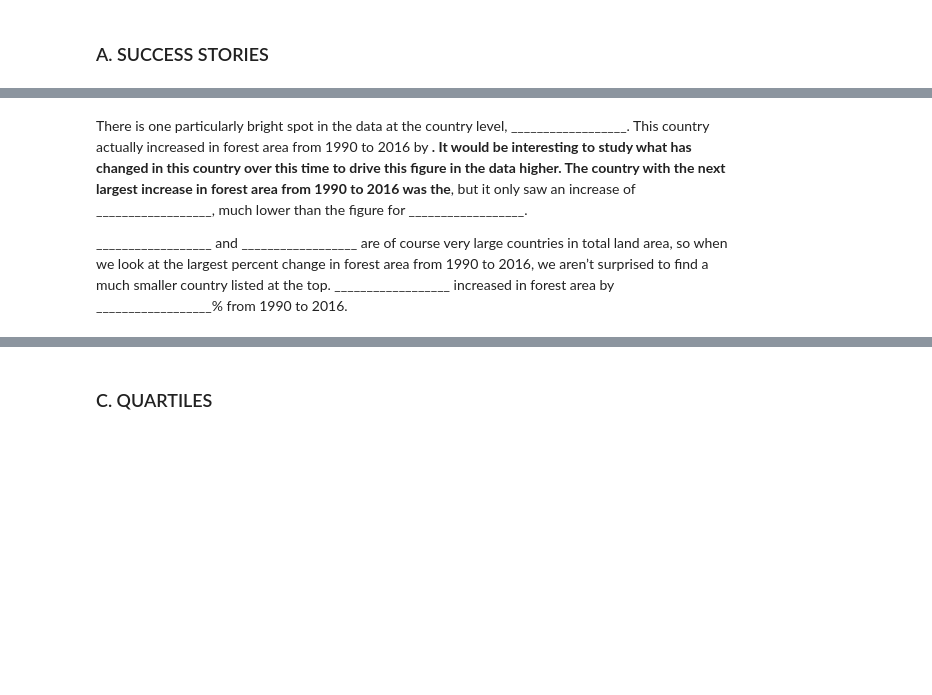
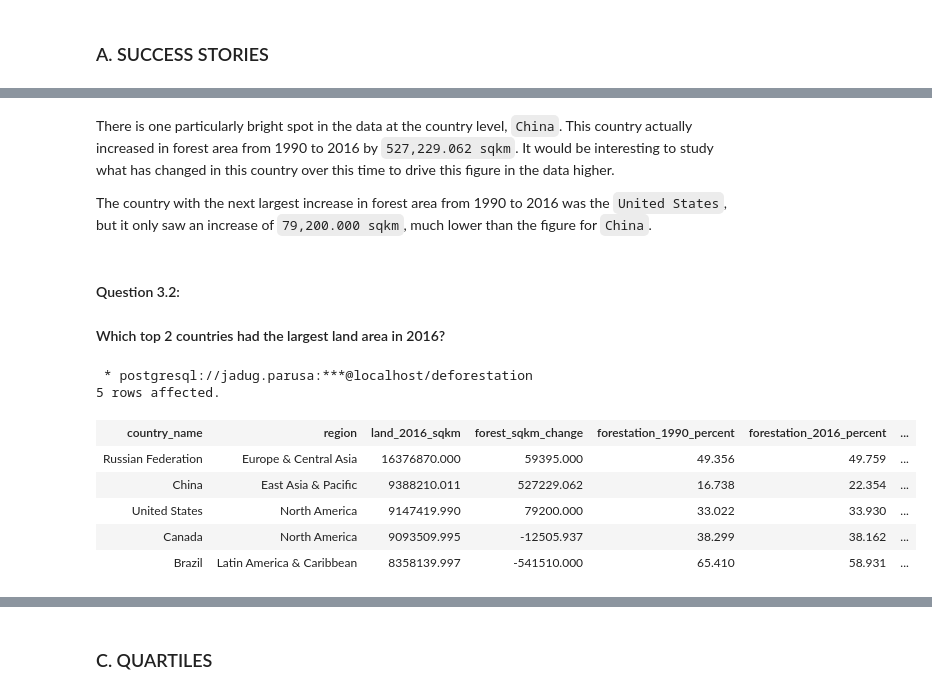
Before and after one commit to jadugnap/sql-exploration-analysis, a Jupyter notebook: deforestation.ipynb, the cells around one changed output, grey strips where cells are left out. Saved outputs shown, nothing was run; the diff lists cells and outputs as text; code cells hidden in the pictures; blank space fills up the shorter version.

```diff
--- a/deforestation.ipynb
+++ b/deforestation.ipynb
@@ -273,4 +333,34 @@ All other regions actually increased in forest area over this time period. Howev
 # %% [markdown]
-There is one particularly bright spot in the data at the country level, __________________. This country actually increased in forest area from 1990 to 2016 by __________________. It would be interesting to study what has changed in this country over this time to drive this figure in the data higher. The country with the next largest increase in forest area from 1990 to 2016 was the__________________, but it only saw an increase of __________________, much lower than the figure for __________________.
+There is one particularly bright spot in the data at the country level, `China`. This country actually increased in forest area from 1990 to 2016 by `527,229.062 sqkm`. It would be interesting to study what has changed in this country over this time to drive this figure in the data higher.
 
-__________________ and __________________ are of course very large countries in total land area, so when we look at the largest percent change in forest area from 1990 to 2016, we aren’t surprised to find a much smaller country listed at the top. __________________ increased in forest area by __________________% from 1990 to 2016.
+The country with the next largest increase in forest area from 1990 to 2016 was the `United States`, but it only saw an increase of `79,200.000 sqkm`, much lower than the figure for `China`.
+# %% [markdown]
+#### Question 3.2:
+#### Which top 2 countries had the largest land area in 2016?
+# %%
+%%sql
+
+SELECT
+    country_name,
+    region,
+    land_2016_sqkm,
+    (forest_2016_sqkm - forest_1990_sqkm) AS forest_sqkm_change,
+    forestation_1990_percent,
+    forestation_2016_percent,
+    ROUND(100*(forestation_2016_percent - forestation_1990_percent)/forestation_1990_percent, 3) AS percent_change
+FROM
+    country_forest_area
+WHERE
+    country_name != 'World'
+ORDER BY
+    land_2016_sqkm DESC
+LIMIT 5
+# %% [output]
+ * postgresql://jadug.parusa:***@localhost/deforestation
+5 rows affected.
+| country_name | region | land_2016_sqkm | forest_sqkm_change | forestation_1990_percent | forestation_2016_percent | ... |
+| Russian Federation | Europe & Central Asia | 16376870.000 | 59395.000 | 49.356 | 49.759 | ... |
+| China | East Asia & Pacific | 9388210.011 | 527229.062 | 16.738 | 22.354 | ... |
+| United States | North America | 9147419.990 | 79200.000 | 33.022 | 33.930 | ... |
+| Canada | North America | 9093509.995 | -12505.937 | 38.299 | 38.162 | ... |
+| Brazil | Latin America & Caribbean | 8358139.997 | -541510.000 | 65.410 | 58.931 | ... |
```
Also changed, not shown: parts of 21 cells of this notebook.
